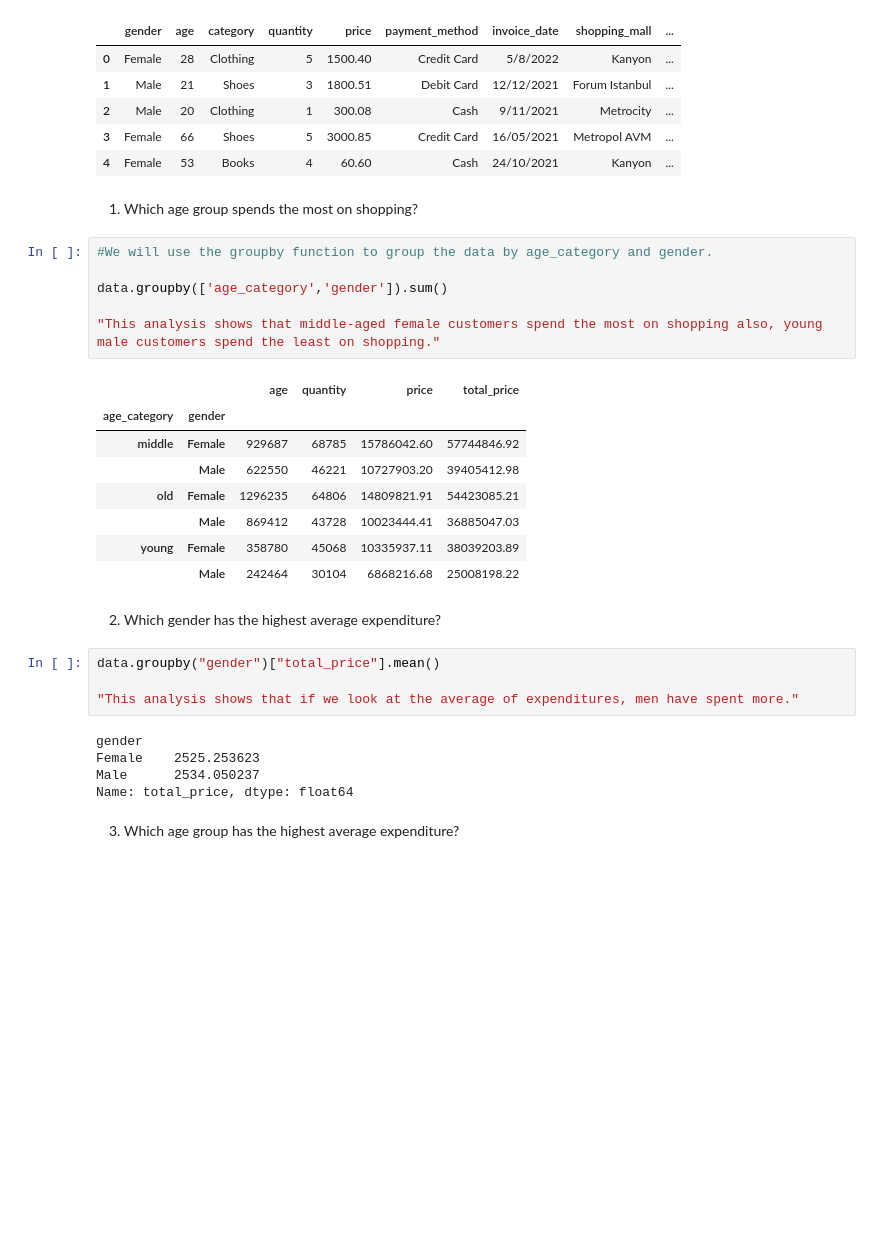
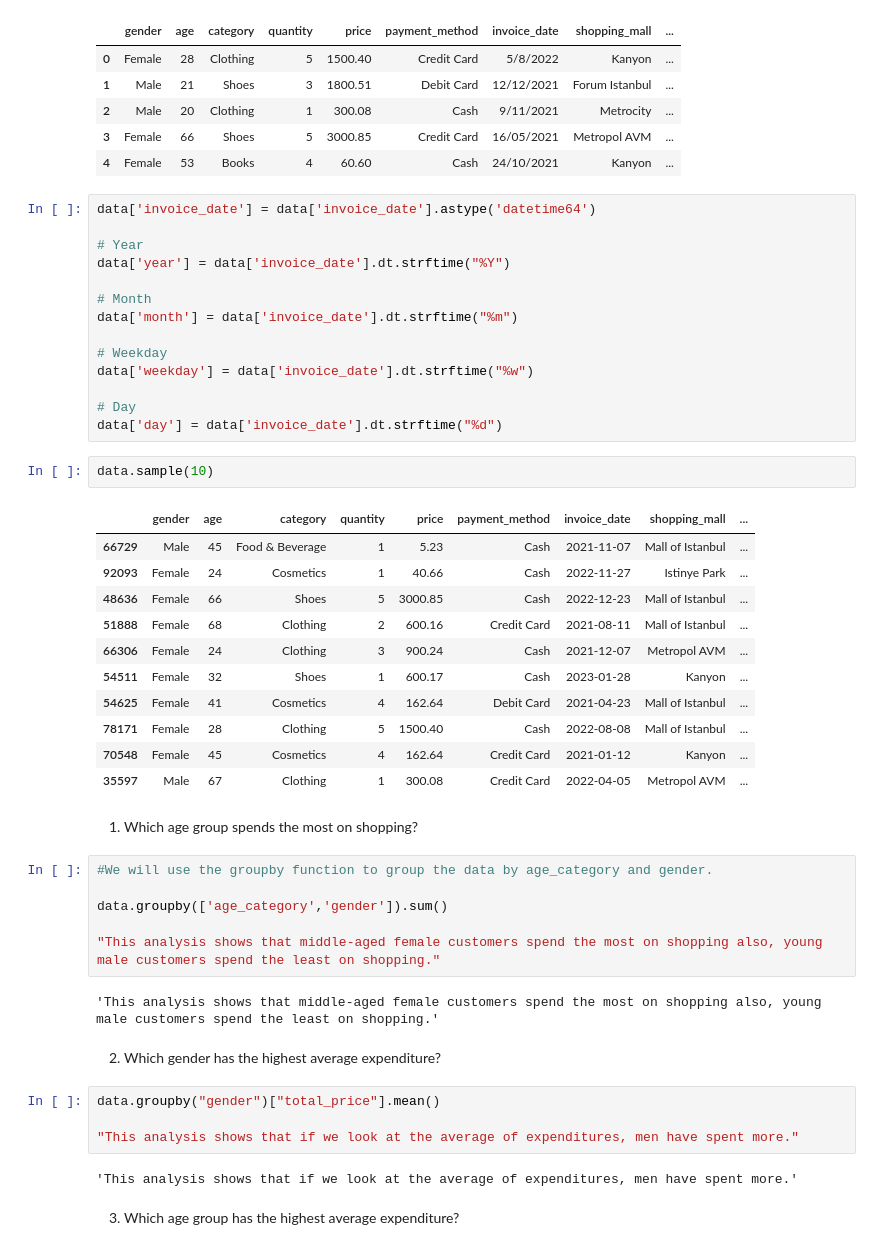
Before and after one commit to ahmethakangul/Customer-Shopping-DataAnalysis, a Jupyter notebook: c1_shoppinganalysis.ipynb, the cells around one changed output. Saved outputs shown, nothing was run; the diff lists cells and outputs as text; blank space fills up the shorter version.

```diff
--- a/c1_shoppinganalysis.ipynb
+++ b/c1_shoppinganalysis.ipynb
@@ -179,6 +179,34 @@ data.head()
 | 2 | Male | 20 | Clothing | 1 | 300.08 | Cash | 9/11/2021 | Metrocity | ... |
 | 3 | Female | 66 | Shoes | 5 | 3000.85 | Credit Card | 16/05/2021 | Metropol AVM | ... |
 | 4 | Female | 53 | Books | 4 | 60.60 | Cash | 24/10/2021 | Kanyon | ... |
+# %%
+data['invoice_date'] = data['invoice_date'].astype('datetime64')
+
+# Year
+data['year'] = data['invoice_date'].dt.strftime("%Y")
+
+# Month
+data['month'] = data['invoice_date'].dt.strftime("%m")
+
+# Weekday
+data['weekday'] = data['invoice_date'].dt.strftime("%w")
+
+# Day
+data['day'] = data['invoice_date'].dt.strftime("%d")
+# %%
+data.sample(10)
+# %% [output]
+|  | gender | age | category | quantity | price | payment_method | invoice_date | shopping_mall | ... |
+| 66729 | Male | 45 | Food & Beverage | 1 | 5.23 | Cash | 2021-11-07 | Mall of Istanbul | ... |
+| 92093 | Female | 24 | Cosmetics | 1 | 40.66 | Cash | 2022-11-27 | Istinye Park | ... |
+| 48636 | Female | 66 | Shoes | 5 | 3000.85 | Cash | 2022-12-23 | Mall of Istanbul | ... |
+| 51888 | Female | 68 | Clothing | 2 | 600.16 | Credit Card | 2021-08-11 | Mall of Istanbul | ... |
+| 66306 | Female | 24 | Clothing | 3 | 900.24 | Cash | 2021-12-07 | Metropol AVM | ... |
+| 54511 | Female | 32 | Shoes | 1 | 600.17 | Cash | 2023-01-28 | Kanyon | ... |
+| 54625 | Female | 41 | Cosmetics | 4 | 162.64 | Debit Card | 2021-04-23 | Mall of Istanbul | ... |
+| 78171 | Female | 28 | Clothing | 5 | 1500.40 | Cash | 2022-08-08 | Mall of Istanbul | ... |
+| 70548 | Female | 45 | Cosmetics | 4 | 162.64 | Credit Card | 2021-01-12 | Kanyon | ... |
+| 35597 | Male | 67 | Clothing | 1 | 300.08 | Credit Card | 2022-04-05 | Metropol AVM | ... |
 # %% [markdown]
 1. Which age group spends the most on shopping?
 # %%
@@ -188,14 +216,7 @@ data.groupby(['age_category','gender']).sum()
 
 "This analysis shows that middle-aged female customers spend the most on shopping also, young male customers spend the least on shopping."
 # %% [output]
-|  |  | age | quantity | price | total_price |
-| age_category | gender |  |  |  |  |
-| middle | Female | 929687 | 68785 | 15786042.60 | 57744846.92 |
-|  | Male | 622550 | 46221 | 10727903.20 | 39405412.98 |
-| old | Female | 1296235 | 64806 | 14809821.91 | 54423085.21 |
-|  | Male | 869412 | 43728 | 10023444.41 | 36885047.03 |
-| young | Female | 358780 | 45068 | 10335937.11 | 38039203.89 |
-|  | Male | 242464 | 30104 | 6868216.68 | 25008198.22 |
+'This analysis shows that middle-aged female customers spend the most on shopping also, young male customers spend the least on shopping.'
 # %% [markdown]
 2. Which gender has the highest average expenditure?
 # %%
@@ -203,10 +224,7 @@ data.groupby("gender")["total_price"].mean()
 
 "This analysis shows that if we look at the average of expenditures, men have spent more."
 # %% [output]
-gender
-Female    2525.253623
-Male      2534.050237
-Name: total_price, dtype: float64
+'This analysis shows that if we look at the average of expenditures, men have spent more.'
 # %% [markdown]
 3. Which age group has the highest average expenditure?
 # %%
```
Also changed, not shown: parts of 11 cells of this notebook.
